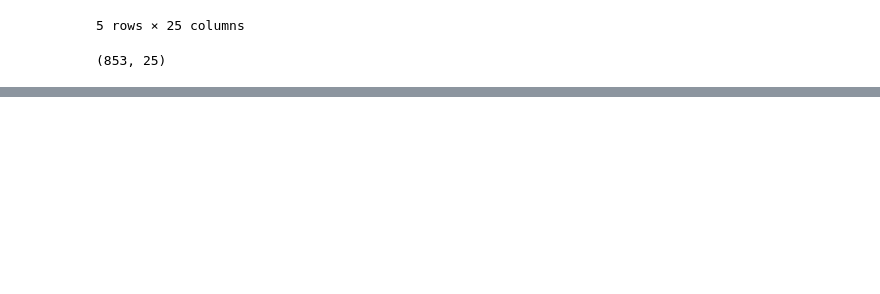
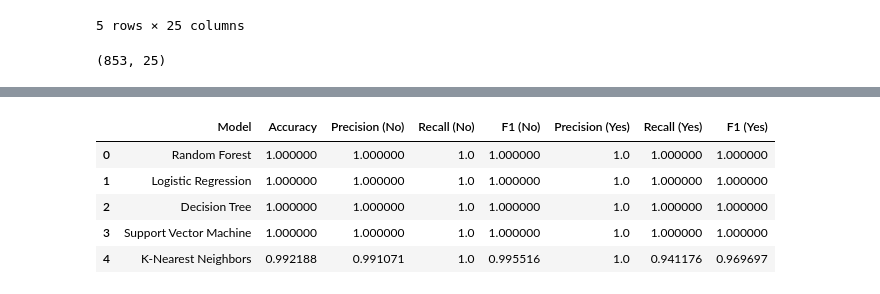
Before and after one commit to Tamirgading/Business-Analytics-Projects, a Jupyter notebook: Employee Performance Analytics/main.ipynb, the cells around one changed output, grey strips where cells are left out. Cells and saved outputs as stored; diff of their text form; code cells hidden in the pictures; blank space fills up the shorter version.

```diff
--- a/Employee Performance Analytics/main.ipynb
+++ b/Employee Performance Analytics/main.ipynb
@@ -287,0 +266,4 @@ df. shape
+# %%
+df['Turnover'] = df['Turnover'].str.strip()
+# %%
+df['Turnover'] = df['Turnover'].map({'No': 0, 'Yes': 1})
@@ -287,0 +370,9 @@ df. shape
+# %%
+results
+# %% [output]
+|  | Model | Accuracy | Precision (No) | Recall (No) | F1 (No) | Precision (Yes) | Recall (Yes) | F1 (Yes) |
+| 0 | Random Forest | 1.000000 | 1.000000 | 1.0 | 1.000000 | 1.0 | 1.000000 | 1.000000 |
+| 1 | Logistic Regression | 1.000000 | 1.000000 | 1.0 | 1.000000 | 1.0 | 1.000000 | 1.000000 |
+| 2 | Decision Tree | 1.000000 | 1.000000 | 1.0 | 1.000000 | 1.0 | 1.000000 | 1.000000 |
+| 3 | Support Vector Machine | 1.000000 | 1.000000 | 1.0 | 1.000000 | 1.0 | 1.000000 | 1.000000 |
+| 4 | K-Nearest Neighbors | 0.992188 | 0.991071 | 1.0 | 0.995516 | 1.0 | 0.941176 | 0.969697 |
```
Also changed, not shown: parts of 7 cells of this notebook, 1 other file.
